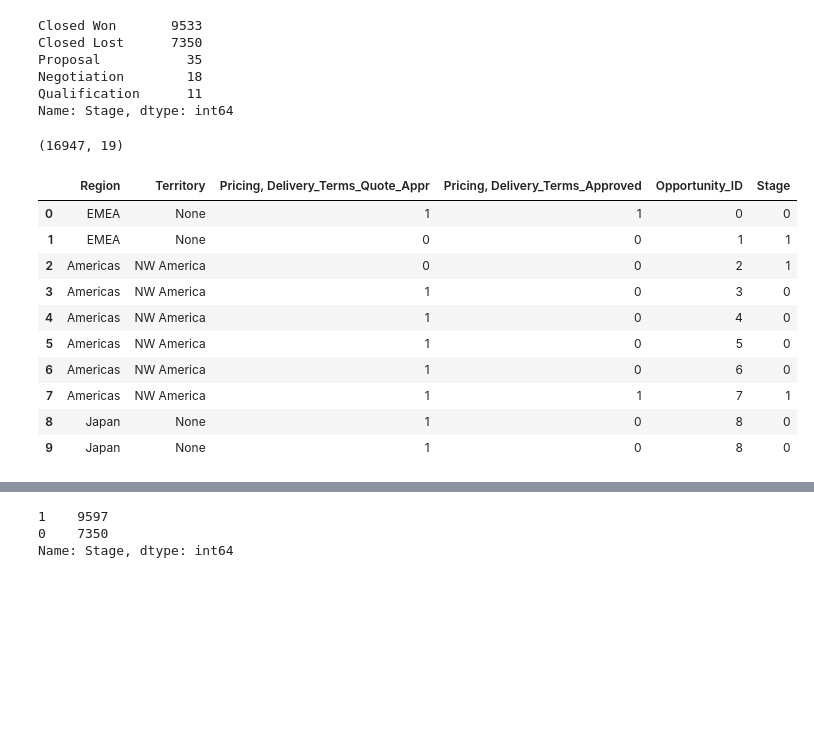
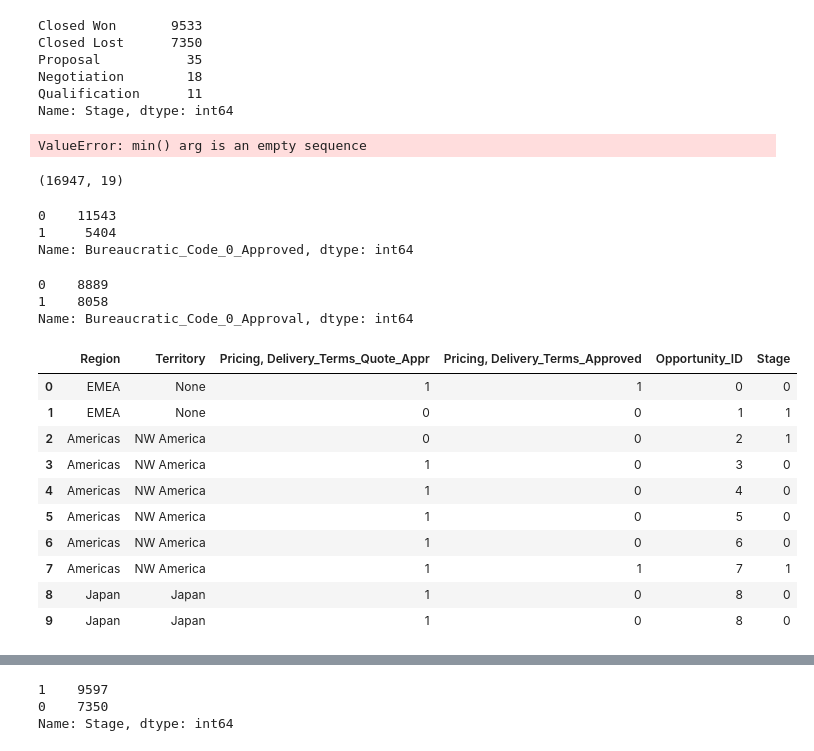
Before and after one commit to fede-alt/datos_2c2020_tp1, a Jupyter notebook: Pruebas/Pruebas_Art.ipynb, the cells around one changed output, grey strips where cells are left out. Cells and saved outputs as stored; diff of their text form; code cells hidden in the pictures; blank space fills up the shorter version.

```diff
--- a/Pruebas/Pruebas_Art.ipynb
+++ b/Pruebas/Pruebas_Art.ipynb
@@ -30,3 +30,6 @@ df.head()
 | 2 | 27446 | Americas | NW America | 0 | 0 | 0 | ... |
 | 3 | 16808 | Americas | NW America | 1 | 0 | 1 | ... |
 | 4 | 16805 | Americas | NW America | 1 | 0 | 1 | ... |
+# %%
+df.loc[df.Region == 'Japan', 'Territory'] = 'Japan'
+df.head(10)
@@ -39,25 +54,50 @@ Proposal           35
 Negotiation        18
 Qualification      11
 Name: Stage, dtype: int64
+# %%
+df_conv = df.loc[(df['Stage'] == 'Closed Lost') | (df['Stage'] == 'Closed Won')][['Stage','Bureaucratic_Code']]
+ax = sns.countplot(x='Bureaucratic_Code', hue='Stage', data=df_conv)
+ax.set_yscale('log')
+
+ax.legend(loc='upper left',bbox_to_anchor=(0, 1.1))
+ax.set_xlabel('Cantidad (log)');
+ax.set_ylabel('Marca');
+ax.set_title('Relación de conversiones y checkouts en escala logarítmica');
+sns.set(font_scale=3)
+# %% [output]
+ValueError: min() arg is an empty sequence
 # %%
 print(df.shape)
 # %% [output]
 (16947, 19)
+# %%
+df['Bureaucratic_Code_0_Approved'].value_counts()
+# %% [output]
+0    11543
+1     5404
+Name: Bureaucratic_Code_0_Approved, dtype: int64
+# %%
+df['Bureaucratic_Code_0_Approval'].value_counts()
+# %% [output]
+0    8889
+1    8058
+Name: Bureaucratic_Code_0_Approval, dtype: int64
 # %%
 df['Stage'].replace({"Closed Lost": 0, "Closed Won": 1, 'Proposal': 1, 'Negotiation':1,'Qualification':1}, inplace=True)
 new = df[['Region','Territory','Pricing, Delivery_Terms_Quote_Appr','Pricing, Delivery_Terms_Approved','Opportunity_ID','Stage']]
+df['Stage'] = pd.to_numeric(df['Stage'])
 #new.loc[df.Stage == 'Close Lost', 'Stage'] = 0
 #new.loc[df.Stage == 'Close Won', 'Stage'] = 1
 new.head(10)
 # %% [output]
 |  | Region | Territory | Pricing, Delivery_Terms_Quote_Appr | Pricing, Delivery_Terms_Approved | Opportunity_ID | Stage |
 | 0 | EMEA | None | 1 | 1 | 0 | 0 |
 | 1 | EMEA | None | 0 | 0 | 1 | 1 |
 | 2 | Americas | NW America | 0 | 0 | 2 | 1 |
 | 3 | Americas | NW America | 1 | 0 | 3 | 0 |
 | 4 | Americas | NW America | 1 | 0 | 4 | 0 |
 | 5 | Americas | NW America | 1 | 0 | 5 | 0 |
 | 6 | Americas | NW America | 1 | 0 | 6 | 0 |
 | 7 | Americas | NW America | 1 | 1 | 7 | 1 |
-| 8 | Japan | None | 1 | 0 | 8 | 0 |
-| 9 | Japan | None | 1 | 0 | 8 | 0 |
+| 8 | Japan | Japan | 1 | 0 | 8 | 0 |
+| 9 | Japan | Japan | 1 | 0 | 8 | 0 |
```
Also changed, not shown: parts of 19 cells of this notebook.
